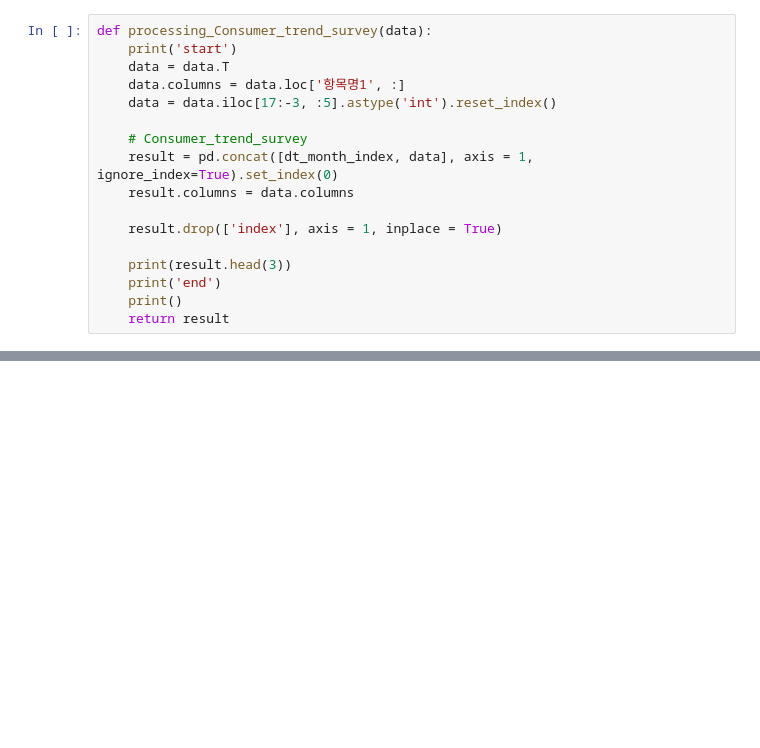
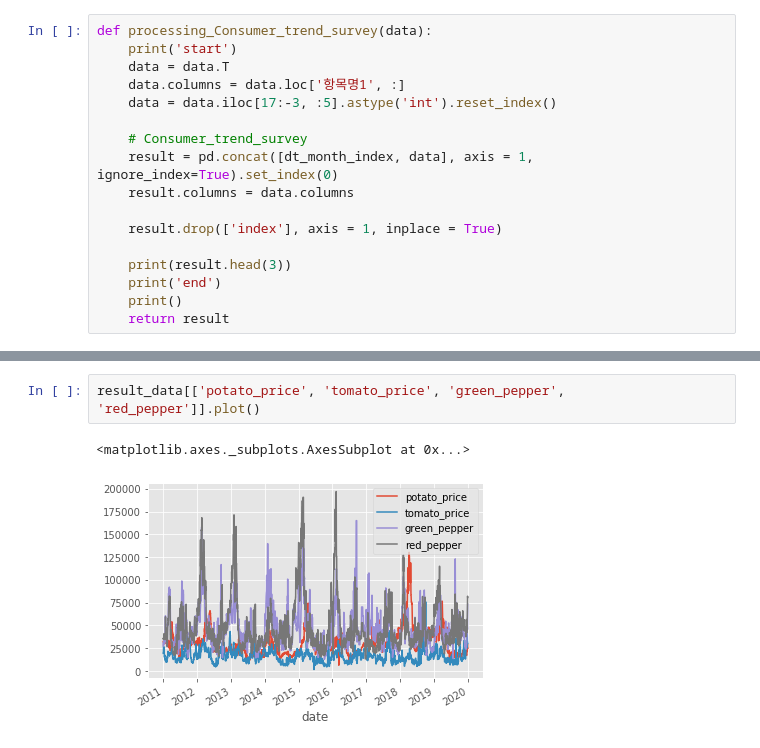
Before and after one commit to sunnight9507/BitAcademy, a Jupyter notebook: 17주차/All_data_processing.ipynb, the cells around one changed output, grey strips where cells are left out. Cells and saved outputs as stored; diff of their text form; blank space fills up the shorter version.

```diff
--- a/17주차/All_data_processing.ipynb
+++ b/17주차/All_data_processing.ipynb
@@ -243 +504,6 @@ result_data.corr()
+# %%
+result_data[['potato_price', 'tomato_price', 'green_pepper', 'red_pepper']].plot()
+# %% [output]
+<matplotlib.axes._subplots.AxesSubplot at 0x...>
+[figure, added]
 # %%
```
Also changed, not shown: parts of 16 cells of this notebook.
